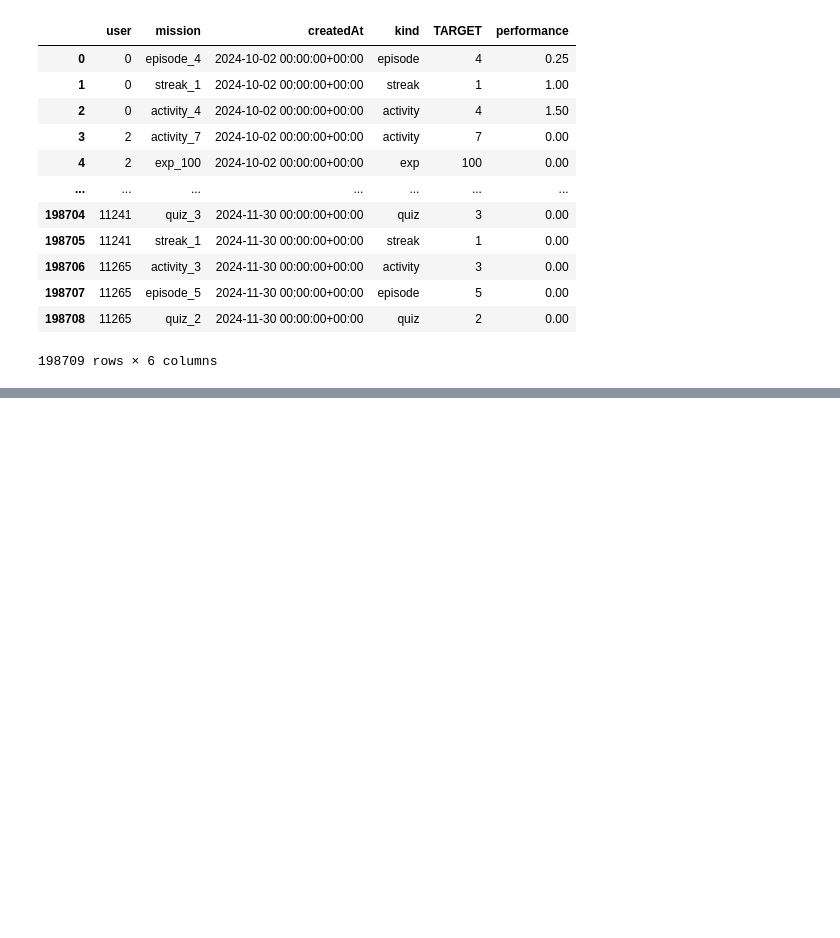
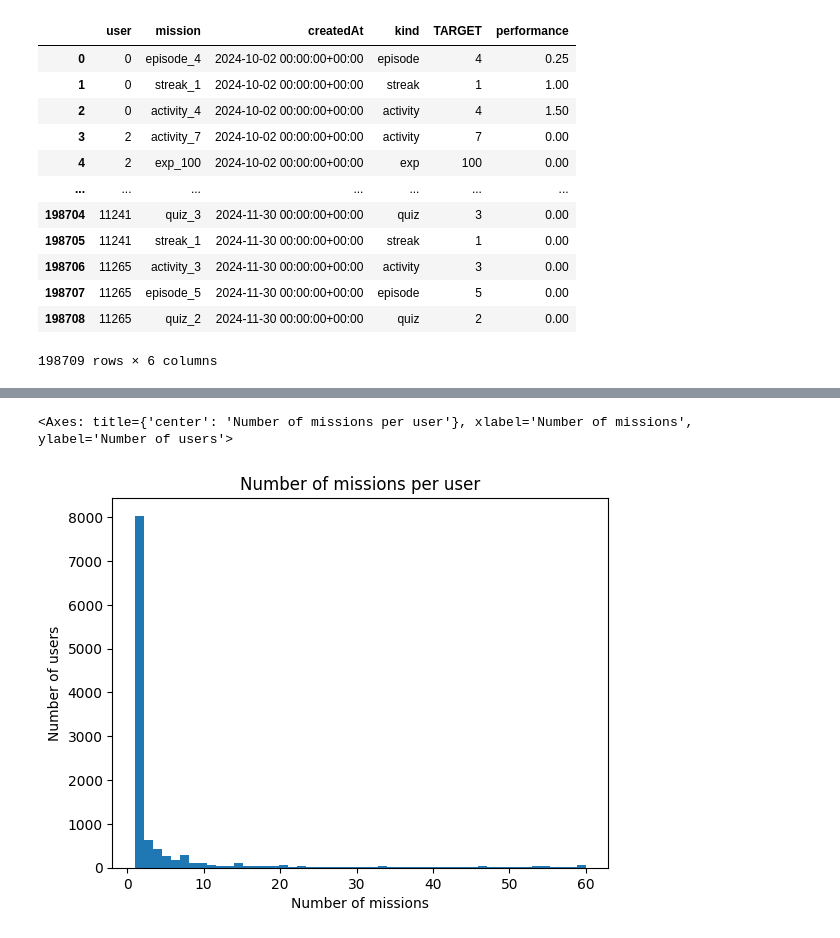
Before and after one commit to rik1599/recsys4good, a Jupyter notebook: exploration.ipynb, the cells around one changed output, grey strips where cells are left out. Drawn from its saved outputs; the diff is of its cells as text; code cells hidden in the pictures; blank space fills up the shorter version.

```diff
--- a/exploration.ipynb
+++ b/exploration.ipynb
@@ -52,3 +59,8 @@ df.groupby('kind', observed=True).size().plot(kind='bar')
+# %%
+df.groupby('user', observed=True)['createdAt'].nunique().plot.hist(bins=50,title='Number of missions per user',xlabel='Number of missions',ylabel='Number of users')
+# %% [output]
+<Axes: title={'center': 'Number of missions per user'}, xlabel='Number of missions', ylabel='Number of users'>
+[figure, added]
 # %%
 import numpy as np
 
```
Also changed, not shown: parts of 5 cells of this notebook, 8 other files.
